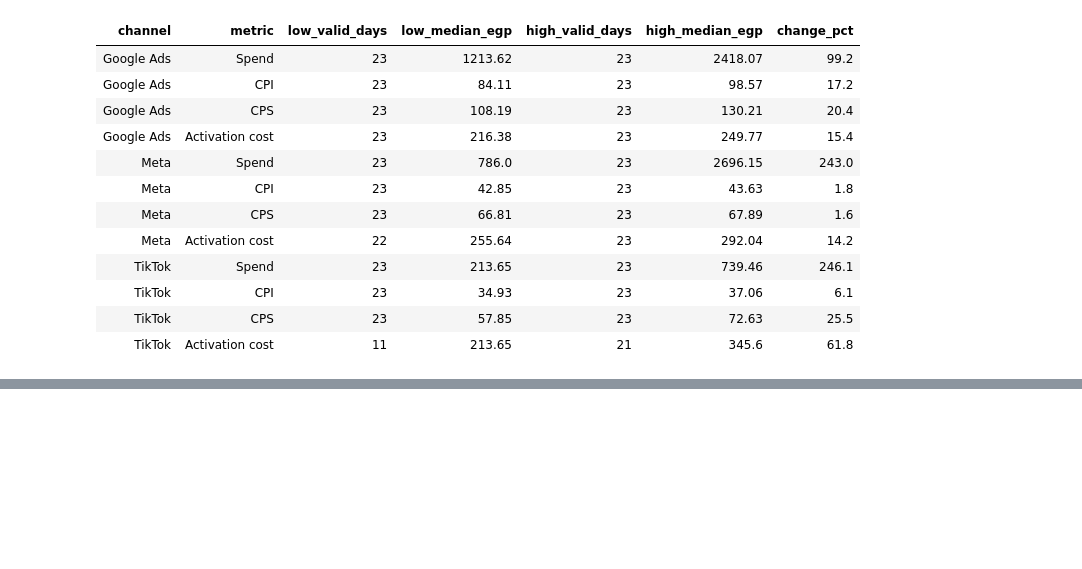
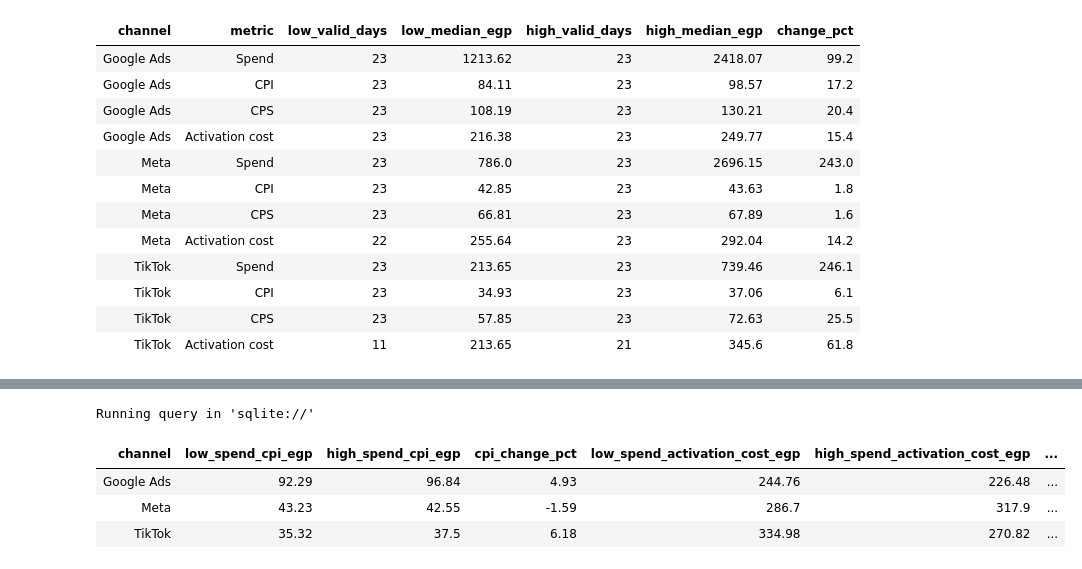
Before and after one commit to MohimenMG/lucky_case_study, a Jupyter notebook: 02_analysis/03_2_task_3_2_performance_marketing.ipynb, the cells around one changed output, grey strips where cells are left out. Drawn from its saved outputs; the diff is of its cells as text; code cells hidden in the pictures; blank space fills up the shorter version.

```diff
--- a/02_analysis/03_2_task_3_2_performance_marketing.ipynb
+++ b/02_analysis/03_2_task_3_2_performance_marketing.ipynb
@@ -354,0 +405,77 @@ Running query in 'sqlite://'
+# %%
+%%sql
+-- Sum performance by channel and Monday-start week.
+WITH weekly_performance AS (
+    SELECT channel,
+           DATE(spend_day, '-6 days', 'weekday 1') AS week_start,
+           COUNT(DISTINCT spend_day) AS days_observed,
+           SUM(spend_egp) AS spend_egp,
+           SUM(installs) AS reported_installs,
+           SUM(activations) AS activated_users
+    FROM daily_channel_performance
+    WHERE channel IN ('Google Ads', 'Meta', 'TikTok')
+    GROUP BY channel, DATE(spend_day, '-6 days', 'weekday 1')
+),
+
+-- Exclude partial weeks and rank the remaining weeks by spend.
+ranked_weeks AS (
+    SELECT channel,
+           1.0 * spend_egp / NULLIF(reported_installs, 0) AS cpi_egp,
+           1.0 * spend_egp / NULLIF(activated_users, 0) AS cost_per_activation_egp,
+           ROW_NUMBER() OVER (
+               PARTITION BY channel ORDER BY spend_egp, week_start
+           ) AS spend_rank,
+           COUNT(*) OVER (PARTITION BY channel) AS full_weeks
+    FROM weekly_performance
+    WHERE days_observed = 7
+),
+
+-- Select the three lowest-spend and three highest-spend weeks.
+spend_groups AS (
+    SELECT channel,
+           CASE WHEN spend_rank <= 3 THEN 'low' ELSE 'high' END AS spend_group,
+           cpi_egp,
+           cost_per_activation_egp
+    FROM ranked_weeks
+    WHERE full_weeks >= 6
+      AND (spend_rank <= 3 OR spend_rank > full_weeks - 3)
+),
+
+-- With three values, the median is the sum minus the smallest and largest.
+group_medians AS (
+    SELECT channel,
+           spend_group,
+           CASE WHEN COUNT(cpi_egp) = 3 THEN
+               SUM(cpi_egp) - MIN(cpi_egp) - MAX(cpi_egp)
+           END AS median_cpi,
+           CASE WHEN COUNT(cost_per_activation_egp) = 3 THEN
+               SUM(cost_per_activation_egp)
+               - MIN(cost_per_activation_egp)
+               - MAX(cost_per_activation_egp)
+           END AS median_cost_per_activation
+    FROM spend_groups
+    GROUP BY channel, spend_group
+)
+
+-- Compare higher-spend weeks against the lower-spend baseline.
+SELECT low.channel,
+       ROUND(low.median_cpi, 2) AS low_spend_cpi_egp,
+       ROUND(high.median_cpi, 2) AS high_spend_cpi_egp,
+       ROUND(100.0 * (high.median_cpi - low.median_cpi)
+             / NULLIF(low.median_cpi, 0), 2) AS cpi_change_pct,
+       ROUND(low.median_cost_per_activation, 2) AS low_spend_activation_cost_egp,
+       ROUND(high.median_cost_per_activation, 2) AS high_spend_activation_cost_egp,
+       ROUND(100.0 * (high.median_cost_per_activation - low.median_cost_per_activation)
+             / NULLIF(low.median_cost_per_activation, 0), 2) AS activation_cost_change_pct
+FROM group_medians AS low
+JOIN group_medians AS high
+    ON high.channel = low.channel
+   AND high.spend_group = 'high'
+WHERE low.spend_group = 'low'
+ORDER BY low.channel;
+# %% [output]
+Running query in 'sqlite://'
+| channel | low_spend_cpi_egp | high_spend_cpi_egp | cpi_change_pct | low_spend_activation_cost_egp | high_spend_activation_cost_egp | ... |
+| Google Ads | 92.29 | 96.84 | 4.93 | 244.76 | 226.48 | ... |
+| Meta | 43.23 | 42.55 | -1.59 | 286.7 | 317.9 | ... |
+| TikTok | 35.32 | 37.5 | 6.18 | 334.98 | 270.82 | ... |
```
Also changed, not shown: parts of 5 cells of this notebook, 18 other files.
